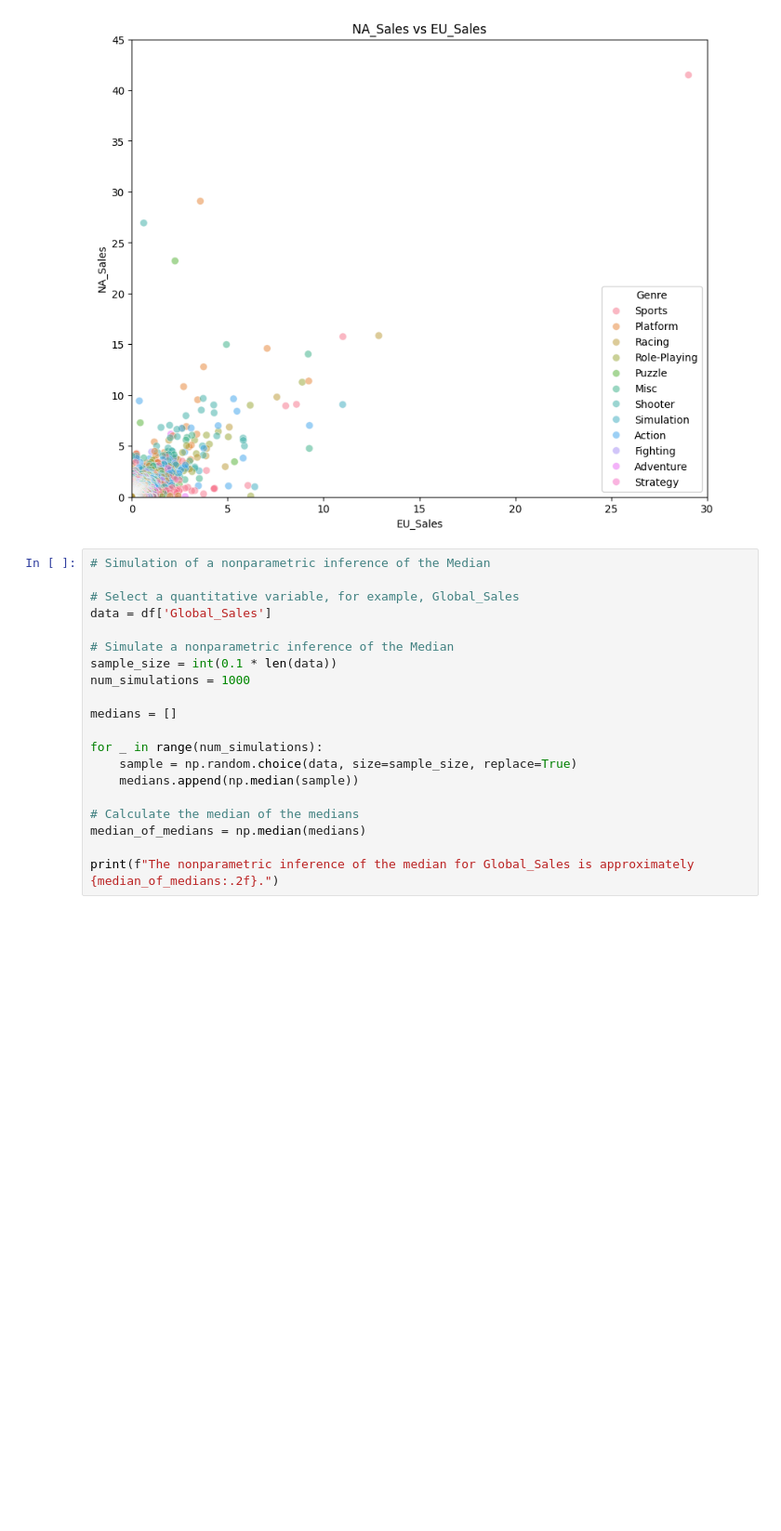
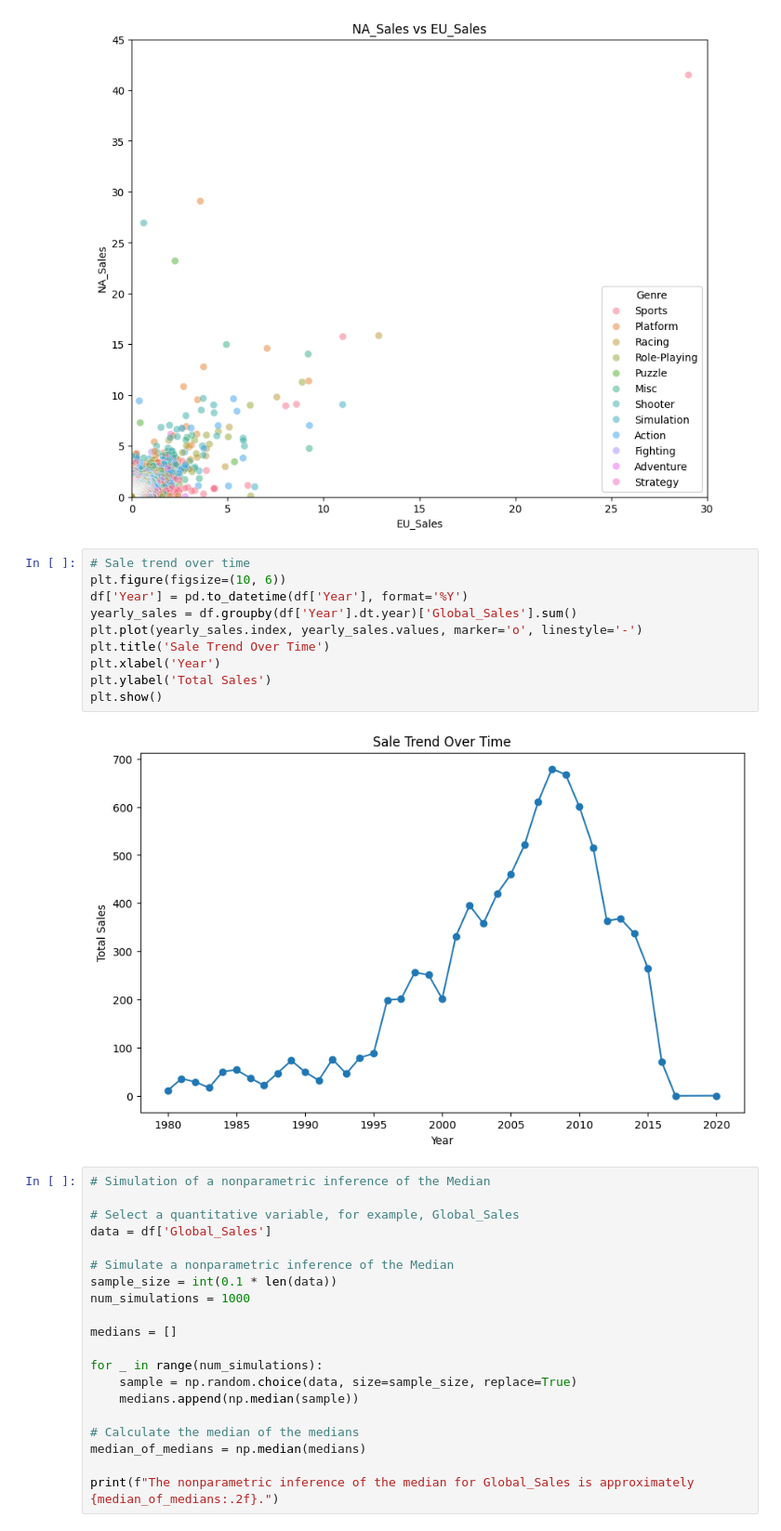
Before and after one commit to Vilars/Data-201, a Jupyter notebook: Project1.ipynb, the cells around one changed output. Shown at 93% size. Cells and saved outputs as stored; diff of their text form; blank space fills up the shorter version.

```diff
--- a/Project1.ipynb
+++ b/Project1.ipynb
@@ -127,6 +154,18 @@ plt.ylim(0, 45)
 plt.show()
 # %% [output]
 [figure]
+# %%
+# Sale trend over time
+plt.figure(figsize=(10, 6))
+df['Year'] = pd.to_datetime(df['Year'], format='%Y')
+yearly_sales = df.groupby(df['Year'].dt.year)['Global_Sales'].sum()
+plt.plot(yearly_sales.index, yearly_sales.values, marker='o', linestyle='-')
+plt.title('Sale Trend Over Time')
+plt.xlabel('Year')
+plt.ylabel('Total Sales')
+plt.show()
+# %% [output]
+[figure, added]
 # %%
 # Simulation of a nonparametric inference of the Median
 
```
Also changed, not shown: parts of 2 cells of this notebook.
